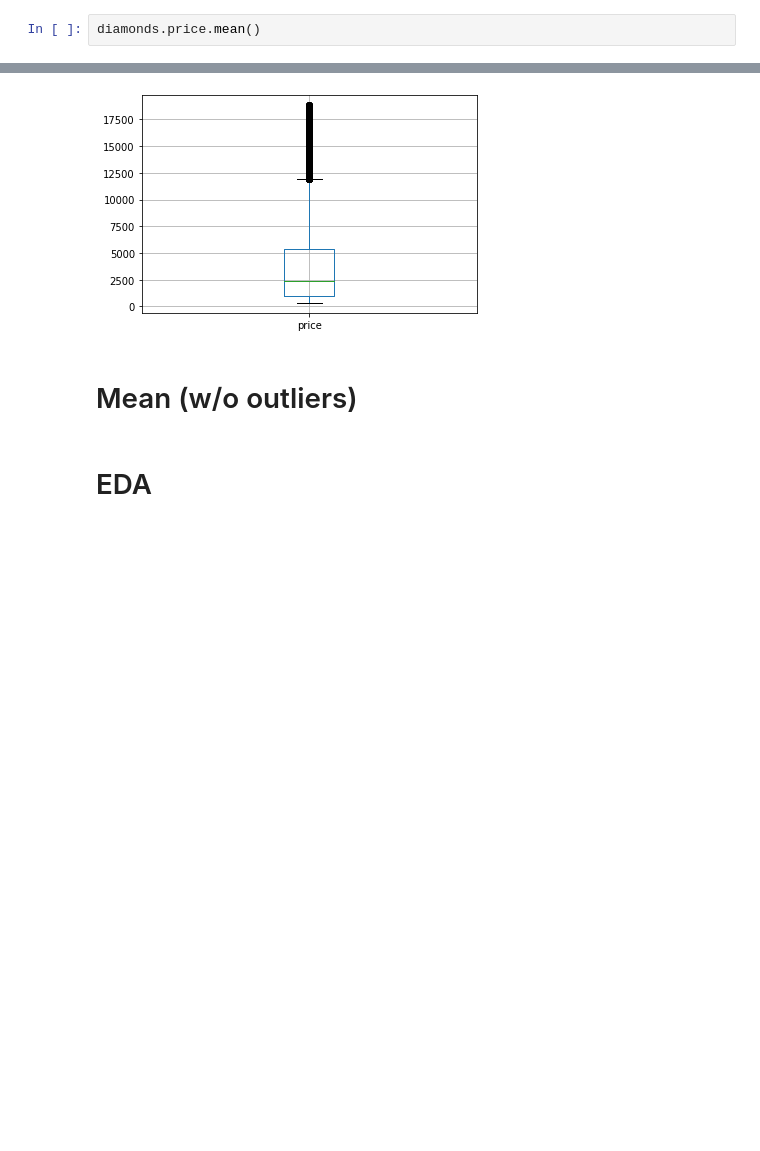
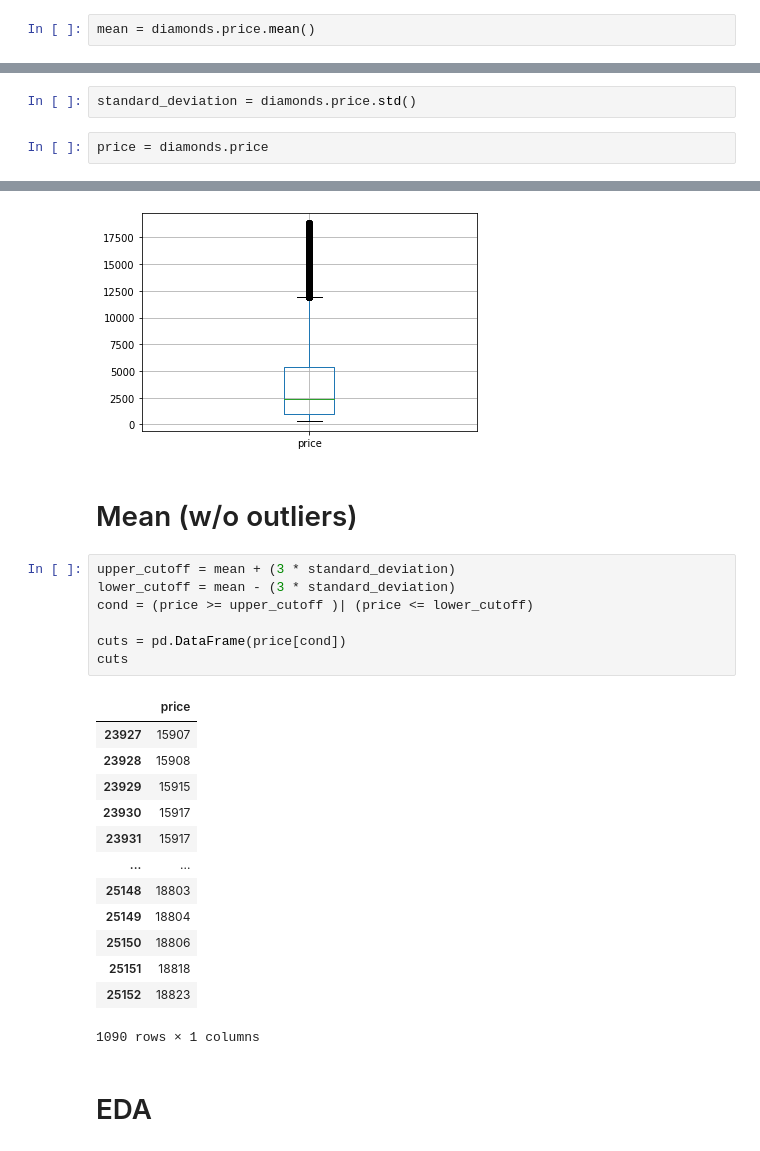
Before and after one commit to evefalcao/hw_linear-regression, a Jupyter notebook: p5-diamonds_pricing.ipynb, the cells around one changed output, grey strips where cells are left out. Drawn from its saved outputs; the diff is of its cells as text; blank space fills up the shorter version.

```diff
--- a/p5-diamonds_pricing.ipynb
+++ b/p5-diamonds_pricing.ipynb
@@ -12,4 +12,4 @@ ricks_diamonds = pd.read_csv('./kickoff/rick_diamonds.csv')
 # %% [markdown]
 # Rough mean (with outliers)
 # %%
-diamonds.price.mean()
+mean = diamonds.price.mean()
@@ -17,0 +16,4 @@ diamonds.price.mean()
+# %%
+standard_deviation = diamonds.price.std()
+# %%
+price = diamonds.price
@@ -52,6 +56,27 @@ diamonds.boxplot(column='price')
 [figure]
 # %% [markdown]
 # Mean (w/o outliers)
+# %%
+upper_cutoff = mean + (3 * standard_deviation)
+lower_cutoff = mean - (3 * standard_deviation)
+cond = (price >= upper_cutoff )| (price <= lower_cutoff)
+
+cuts = pd.DataFrame(price[cond])
+cuts
+# %% [output]
+|  | price |
+| 23927 | 15907 |
+| 23928 | 15908 |
+| 23929 | 15915 |
+| 23930 | 15917 |
+| 23931 | 15917 |
+| ... | ... |
+| 25148 | 18803 |
+| 25149 | 18804 |
+| 25150 | 18806 |
+| 25151 | 18818 |
+| 25152 | 18823 |
+1090 rows × 1 columns
 # %% [markdown]
 # EDA
 # %%
```
Also changed, not shown: parts of 2 cells of this notebook.
